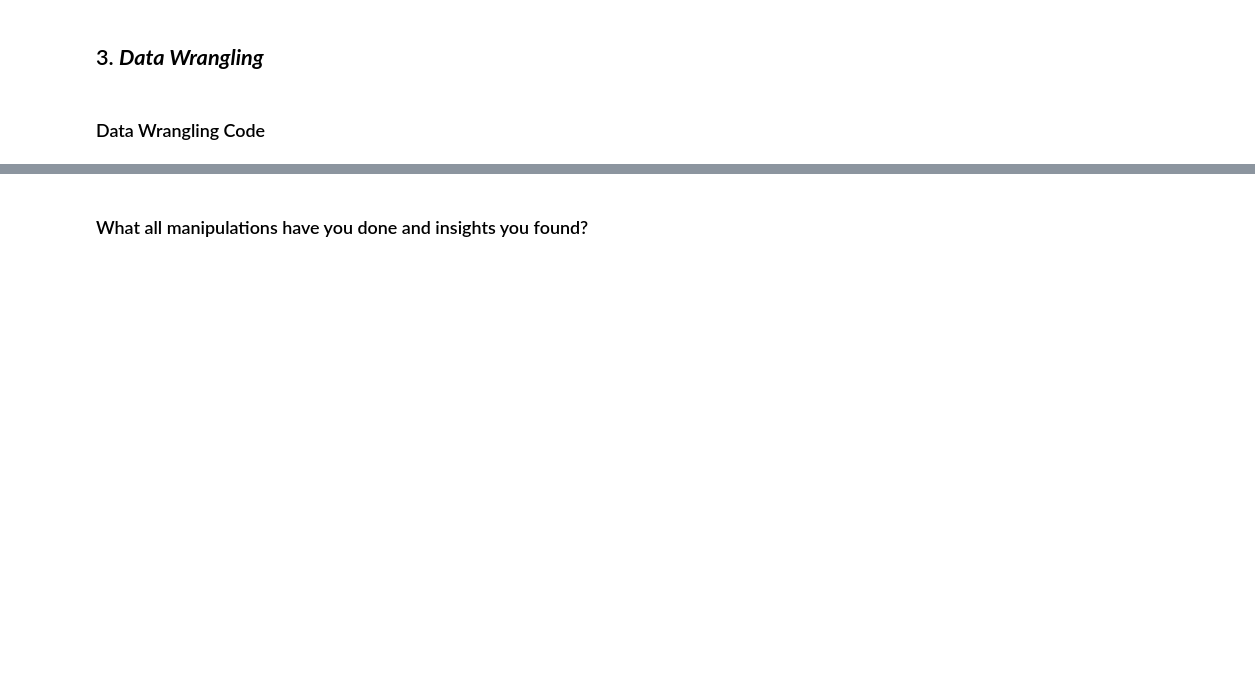
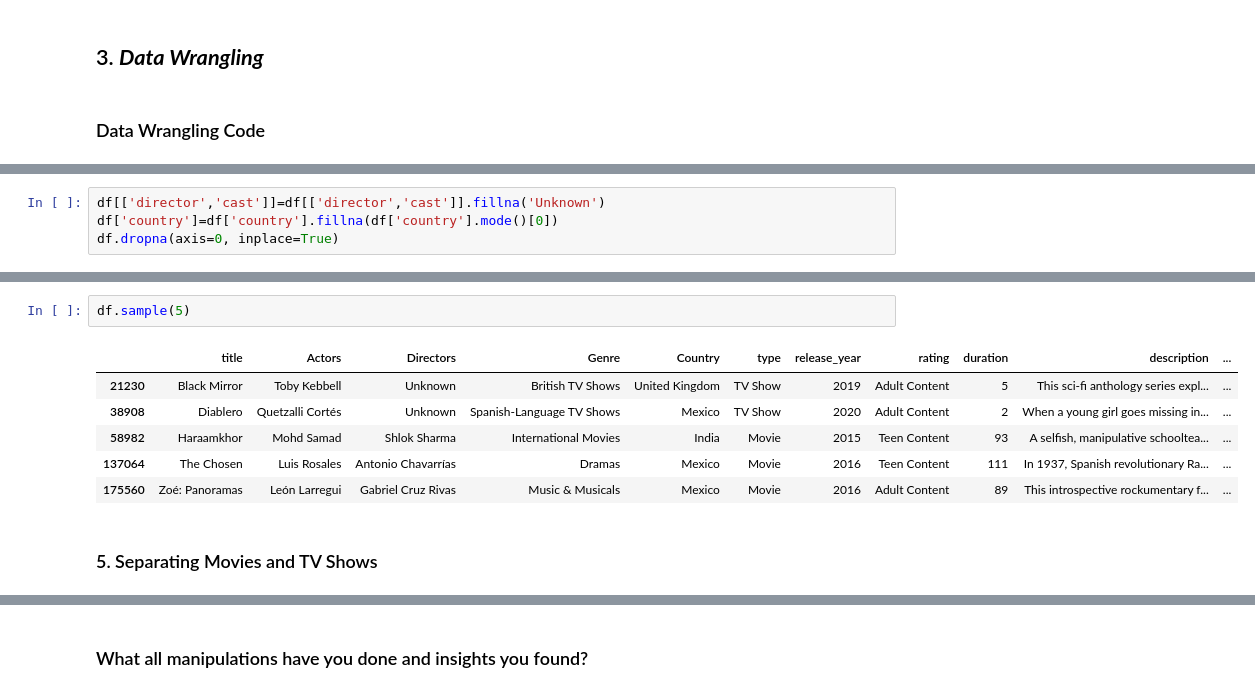
Before and after one commit to ashish-bansod/Netflix_Movies_and_TV_Shows_Clustering, a Jupyter notebook: Netflix_Movies_and_TV_Shows_Clustering.ipynb, the cells around one changed output, grey strips where cells are left out. Cells and saved outputs as stored; diff of their text form; blank space fills up the shorter version.

```diff
--- a/Netflix_Movies_and_TV_Shows_Clustering.ipynb
+++ b/Netflix_Movies_and_TV_Shows_Clustering.ipynb
@@ -275,0 +325,4 @@ Answer Here
+# %%
+df[['director','cast']]=df[['director','cast']].fillna('Unknown')
+df['country']=df['country'].fillna(df['country'].mode()[0])
+df.dropna(axis=0, inplace=True)
@@ -275,0 +617,11 @@ Answer Here
+# %%
+df.sample(5)
+# %% [output]
+|  | title | Actors | Directors | Genre | Country | type | release_year | rating | duration | description | ... |
+| 21230 | Black Mirror | Toby Kebbell | Unknown | British TV Shows | United Kingdom | TV Show | 2019 | Adult Content | 5 | This sci-fi anthology series expl... | ... |
+| 38908 | Diablero | Quetzalli Cortés | Unknown | Spanish-Language TV Shows | Mexico | TV Show | 2020 | Adult Content | 2 | When a young girl goes missing in... | ... |
+| 58982 | Haraamkhor | Mohd Samad | Shlok Sharma | International Movies | India | Movie | 2015 | Teen Content | 93 | A selfish, manipulative schooltea... | ... |
+| 137064 | The Chosen | Luis Rosales | Antonio Chavarrías | Dramas | Mexico | Movie | 2016 | Teen Content | 111 | In 1937, Spanish revolutionary Ra... | ... |
+| 175560 | Zoé: Panoramas | León Larregui | Gabriel Cruz Rivas | Music & Musicals | Mexico | Movie | 2016 | Adult Content | 89 | This introspective rockumentary f... | ... |
+# %% [markdown]
+### 5. Separating Movies and TV Shows
```
Also changed, not shown: parts of 35 cells of this notebook.
